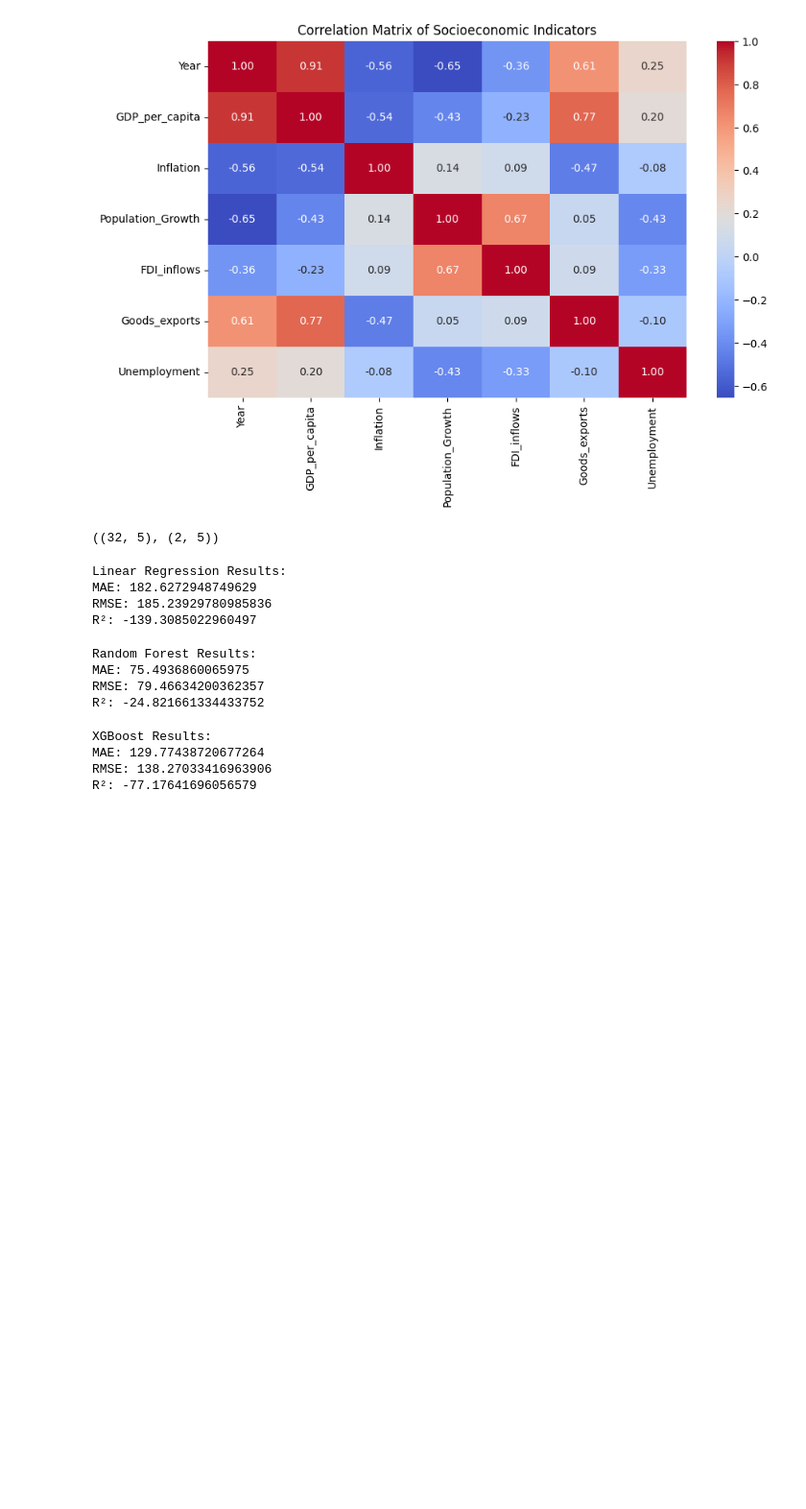
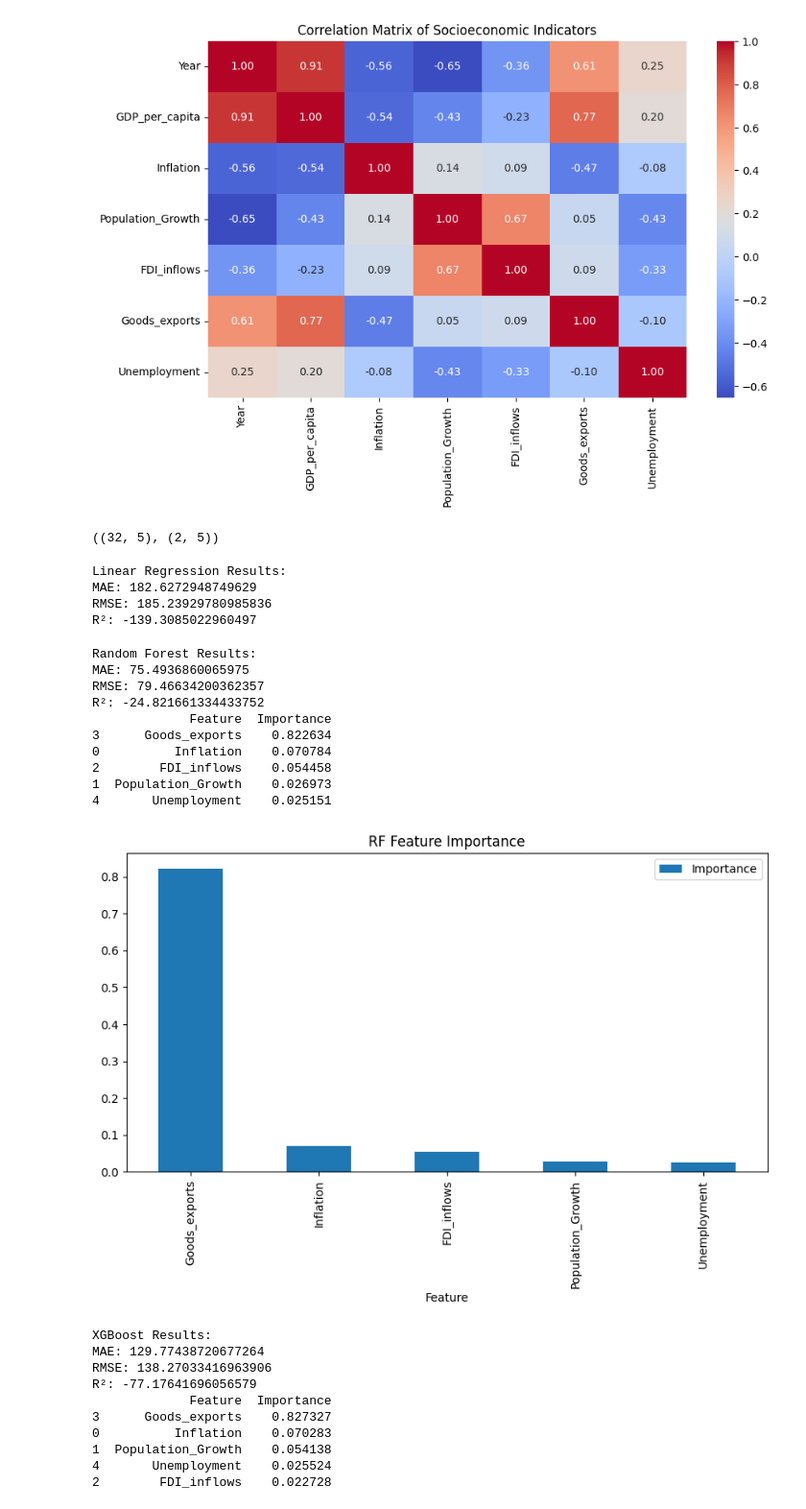
Before and after one commit to goodnessezichioum/DS-final-project, a Jupyter notebook: untitled0.ipynb, the cells around one changed output. Shown: that part at 96% size. Saved outputs shown, nothing was run; the diff lists cells and outputs as text; code cells hidden in the pictures; blank space fills up the shorter version.

Commit message:
Feature importance and plots

```diff
--- a/untitled0.ipynb
+++ b/untitled0.ipynb
@@ -387,11 +387,30 @@ print("Random Forest Results:")
 print("MAE:", mae_rf)
 print("RMSE:", rmse_rf)
 print("R²:", r2_rf)
+
+# Feature importance
+rf_importance = pd.DataFrame({
+    "Feature": X.columns,
+    "Importance": rf.feature_importances_
+}).sort_values(by="Importance", ascending=False)
+
+print(rf_importance)
 # %% [output]
 Random Forest Results:
 MAE: 75.4936860065975
 RMSE: 79.46634200362357
 R²: -24.821661334433752
+             Feature  Importance
+3      Goods_exports    0.822634
+0          Inflation    0.070784
+2        FDI_inflows    0.054458
+1  Population_Growth    0.026973
+4       Unemployment    0.025151
+# %%
+rf_importance.plot(kind="bar", x="Feature", figsize=(10, 5), title="RF Feature Importance")
+plt.show()
+# %% [output]
+[figure, added]
 # %%
 #XGBoost Regressor
 
@@ -415,8 +434,22 @@ print("XGBoost Results:")
 print("MAE:", mae_xgb)
 print("RMSE:", rmse_xgb)
 print("R²:", r2_xgb)
+
+# Feature importance
+xgb_importance = pd.DataFrame({
+    "Feature": X.columns,
+    "Importance": xgb.feature_importances_
+}).sort_values(by="Importance", ascending=False)
+
+print(xgb_importance)
 # %% [output]
 XGBoost Results:
 MAE: 129.77438720677264
 RMSE: 138.27033416963906
 R²: -77.17641696056579
+             Feature  Importance
+3      Goods_exports    0.827327
+0          Inflation    0.070283
+1  Population_Growth    0.054138
+4       Unemployment    0.025524
+2        FDI_inflows    0.022728
```
Also changed, not shown: parts of 1 cell of this notebook.
